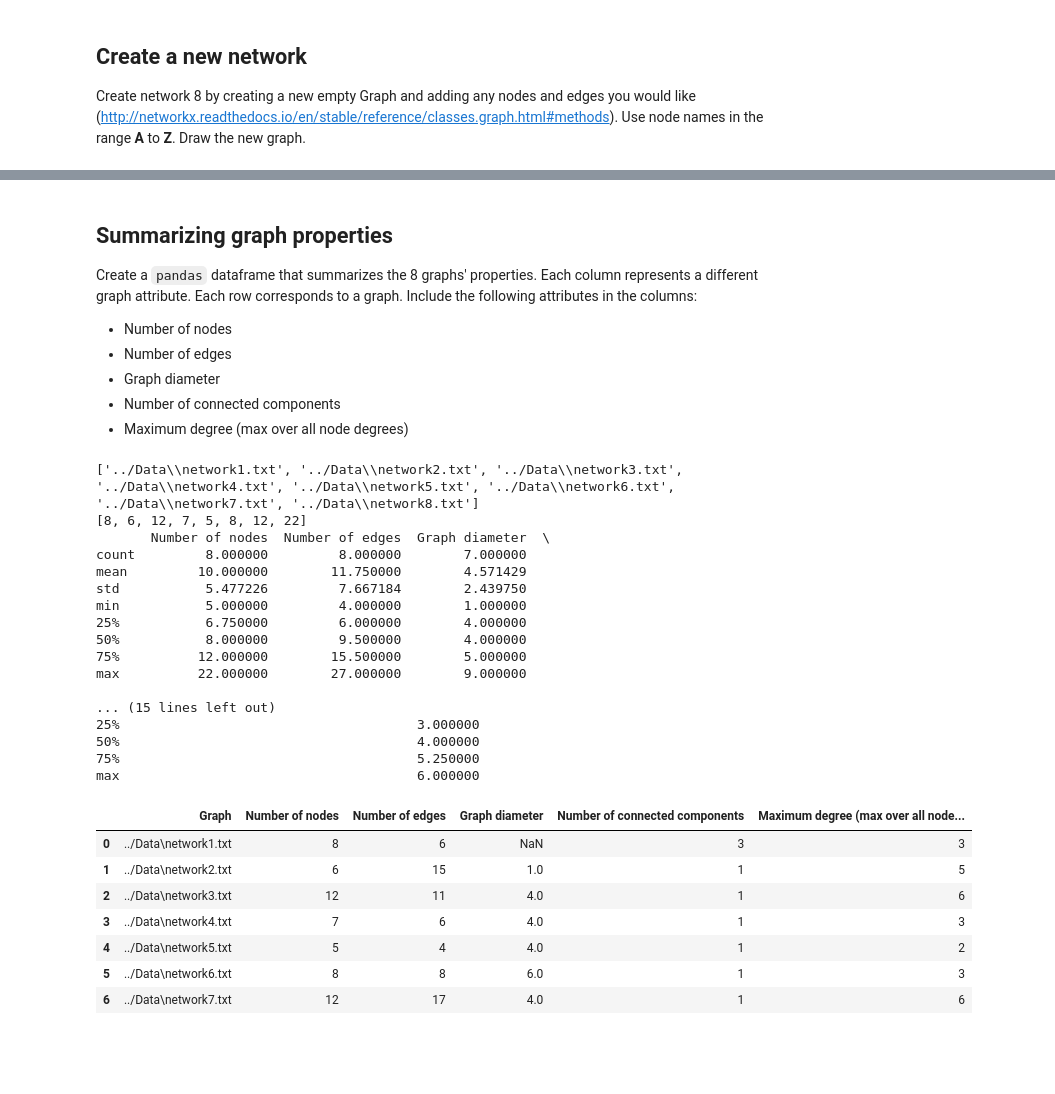
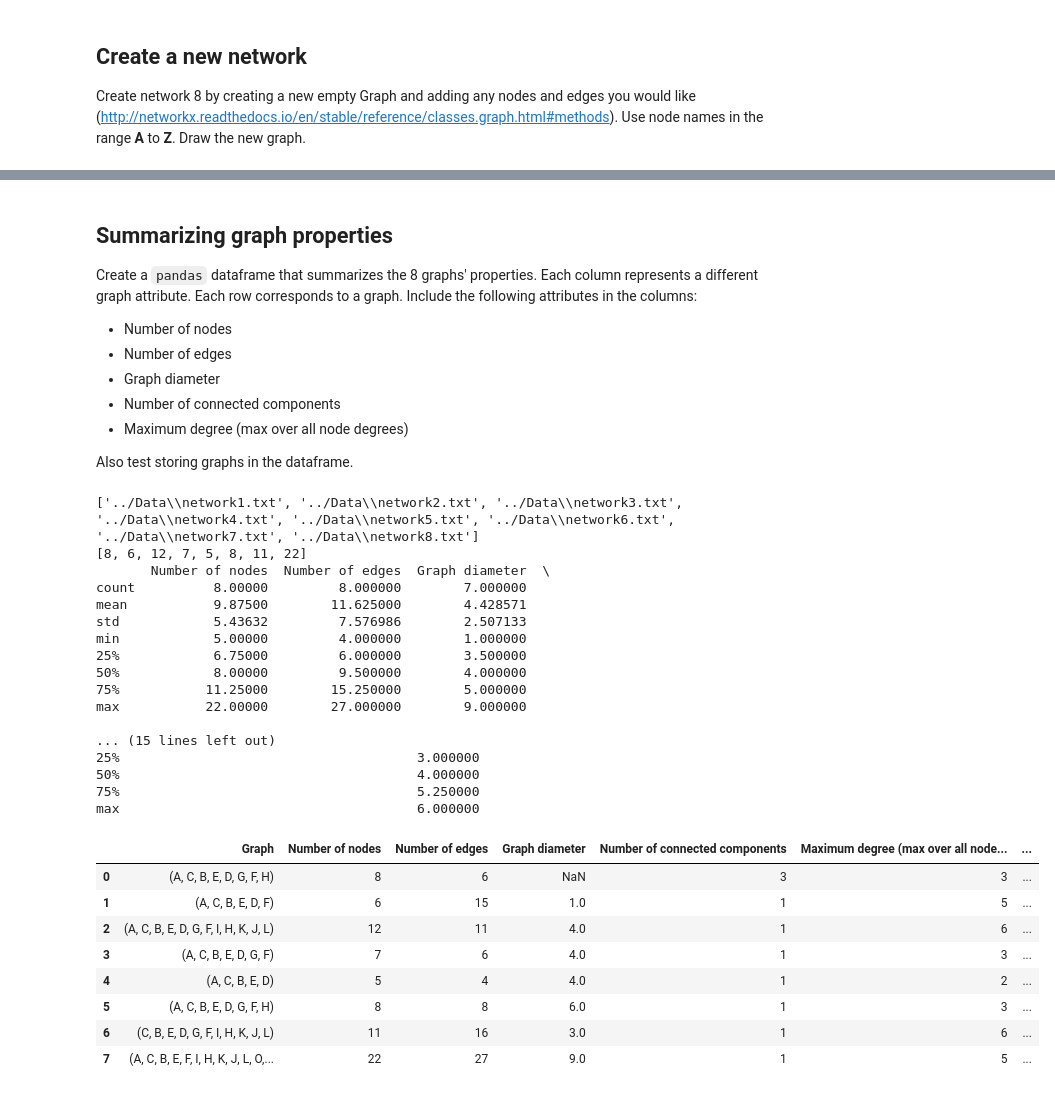
Before and after one commit to gitter-lab/network-notebook-examples, a Jupyter notebook: exercises/explore_networks.ipynb, the cells around one changed output, grey strips where cells are left out. Cells and saved outputs as stored; diff of their text form; code cells hidden in the pictures; blank space fills up the shorter version.

Commit message:
Test Graph objects in Pandas column

```diff
--- a/exercises/explore_networks.ipynb
+++ b/exercises/explore_networks.ipynb
@@ -257,6 +257,8 @@ Create a `pandas` dataframe that summarizes the 8 graphs' properties.  Each colu
 - Graph diameter
 - Number of connected components
 - Maximum degree (max over all node degrees)
+
+Also test storing graphs in the dataframe.
 # %%
 import pandas as pd
 import numpy as np
@@ -266,8 +268,8 @@ for filename in glob.glob('../Data/network?.txt'):
 print (glist)
 
 s = pd.DataFrame(data = glist, columns=['Graph'])
-s[:len(s)-1]
 
+graphlist = []
 nodeslist = []
 edgeslist = []
 diameterlist = []
@@ -275,50 +277,55 @@ connectedc= []
 maxd = []
 for filename in glob.glob('../Data/network?.txt'):
     graph = CreateUndirectedGraph(filename)
+    graphlist.append(graph)
     nodeslist.append(graph.number_of_nodes())
     edgeslist.append(graph.number_of_edges())
     if nx.number_connected_components(graph) == 1:
         diameterlist.append(nx.diameter(graph))
     else:
         diameterlist.append(np.nan)
     connectedc.append(nx.number_connected_components(graph))
     x = graph.degree()
     maximum = max(x, key=x.get)
     maxd.append(x[maximum])
 
 
 print (nodeslist)
+s['Graph'] = graphlist
 s['Number of nodes'] = nodeslist
 s['Number of edges'] = edgeslist
 s['Graph diameter'] = diameterlist
 s['Number of connected components'] = connectedc
 s['Maximum degree (max over all node degrees)'] = maxd
 print (s.describe())
 
-s[:len(s)-1]
+s['Number of nodes again'] = s.apply(lambda row: row['Graph'].number_of_nodes(), axis=1)
+
+s[:len(s)]
 # %% [output]
 ['../Data\\network1.txt', '../Data\\network2.txt', '../Data\\network3.txt', '../Data\\network4.txt', '../Data\\network5.txt', '../Data\\network6.txt', '../Data\\network7.txt', '../Data\\network8.txt']
-[8, 6, 12, 7, 5, 8, 12, 22]
+[8, 6, 12, 7, 5, 8, 11, 22]
        Number of nodes  Number of edges  Graph diameter  \
-count         8.000000         8.000000        7.000000
-mean         10.000000        11.750000        4.571429
-std           5.477226         7.667184        2.439750
-min           5.000000         4.000000        1.000000
-25%           6.750000         6.000000        4.000000
-50%           8.000000         9.500000        4.000000
-75%          12.000000        15.500000        5.000000
-max          22.000000        27.000000        9.000000
+count          8.00000         8.000000        7.000000
+mean           9.87500        11.625000        4.428571
+std            5.43632         7.576986        2.507133
+min            5.00000         4.000000        1.000000
+25%            6.75000         6.000000        3.500000
+50%            8.00000         9.500000        4.000000
+75%           11.25000        15.250000        5.000000
+max           22.00000        27.000000        9.000000
 
 ... (15 lines left out)
 25%                                      3.000000
 50%                                      4.000000
 75%                                      5.250000
 max                                      6.000000
-|  | Graph | Number of nodes | Number of edges | Graph diameter | Number of connected components | Maximum degree (max over all node... |
-| 0 | ../Data\network1.txt | 8 | 6 | NaN | 3 | 3 |
-| 1 | ../Data\network2.txt | 6 | 15 | 1.0 | 1 | 5 |
-| 2 | ../Data\network3.txt | 12 | 11 | 4.0 | 1 | 6 |
-| 3 | ../Data\network4.txt | 7 | 6 | 4.0 | 1 | 3 |
-| 4 | ../Data\network5.txt | 5 | 4 | 4.0 | 1 | 2 |
-| 5 | ../Data\network6.txt | 8 | 8 | 6.0 | 1 | 3 |
-| 6 | ../Data\network7.txt | 12 | 17 | 4.0 | 1 | 6 |
+|  | Graph | Number of nodes | Number of edges | Graph diameter | Number of connected components | Maximum degree (max over all node... | ... |
+| 0 | (A, C, B, E, D, G, F, H) | 8 | 6 | NaN | 3 | 3 | ... |
+| 1 | (A, C, B, E, D, F) | 6 | 15 | 1.0 | 1 | 5 | ... |
+| 2 | (A, C, B, E, D, G, F, I, H, K, J, L) | 12 | 11 | 4.0 | 1 | 6 | ... |
+| 3 | (A, C, B, E, D, G, F) | 7 | 6 | 4.0 | 1 | 3 | ... |
+| 4 | (A, C, B, E, D) | 5 | 4 | 4.0 | 1 | 2 | ... |
+| 5 | (A, C, B, E, D, G, F, H) | 8 | 8 | 6.0 | 1 | 3 | ... |
+| 6 | (C, B, E, D, G, F, I, H, K, J, L) | 11 | 16 | 3.0 | 1 | 6 | ... |
+| 7 | (A, C, B, E, F, I, H, K, J, L, O,... | 22 | 27 | 9.0 | 1 | 5 | ... |
```
Also changed, not shown: parts of 9 cells of this notebook.
